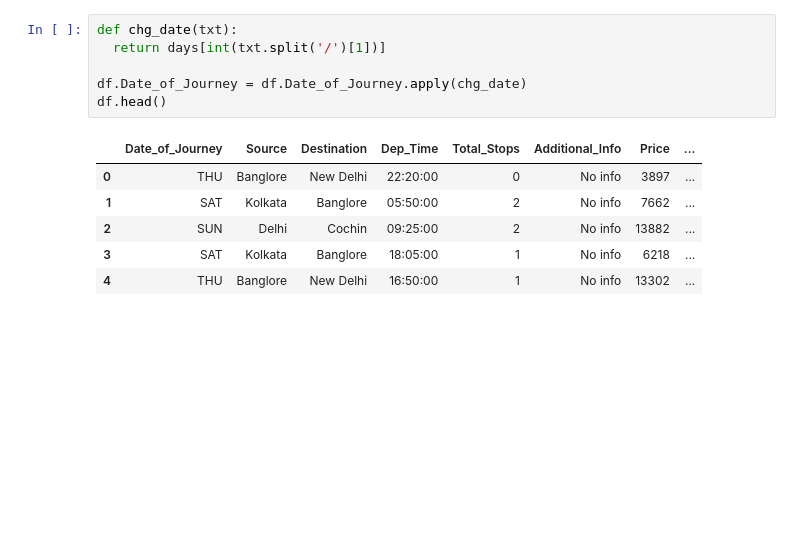
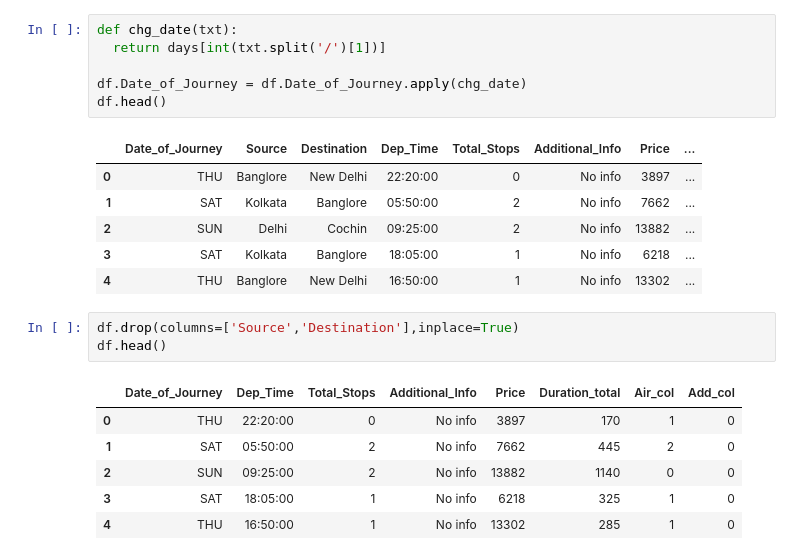
Before and after one commit to skfkeh/MachineLearning_proj, a Jupyter notebook: JY/Airplane.ipynb, the cells around one changed output. Saved outputs shown, nothing was run; the diff lists cells and outputs as text; blank space fills up the shorter version.

```diff
--- a/JY/Airplane.ipynb
+++ b/JY/Airplane.ipynb
@@ -256,3 +256,13 @@ df.head()
 | 2 | SUN | Delhi | Cochin | 09:25:00 | 2 | No info | 13882 | ... |
 | 3 | SAT | Kolkata | Banglore | 18:05:00 | 1 | No info | 6218 | ... |
 | 4 | THU | Banglore | New Delhi | 16:50:00 | 1 | No info | 13302 | ... |
+# %%
+df.drop(columns=['Source','Destination'],inplace=True)
+df.head()
+# %% [output]
+|  | Date_of_Journey | Dep_Time | Total_Stops | Additional_Info | Price | Duration_total | Air_col | Add_col |
+| 0 | THU | 22:20:00 | 0 | No info | 3897 | 170 | 1 | 0 |
+| 1 | SAT | 05:50:00 | 2 | No info | 7662 | 445 | 2 | 0 |
+| 2 | SUN | 09:25:00 | 2 | No info | 13882 | 1140 | 0 | 0 |
+| 3 | SAT | 18:05:00 | 1 | No info | 6218 | 325 | 1 | 0 |
+| 4 | THU | 16:50:00 | 1 | No info | 13302 | 285 | 1 | 0 |
```
